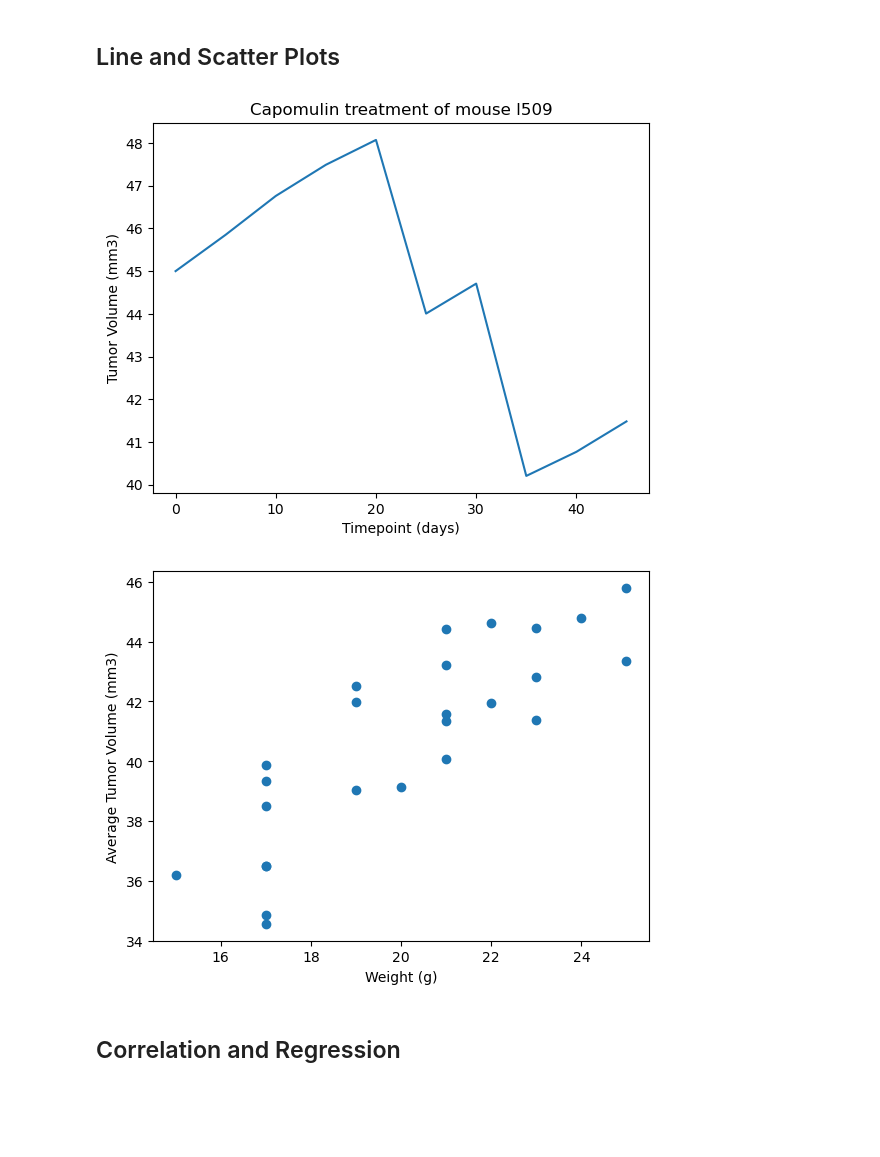
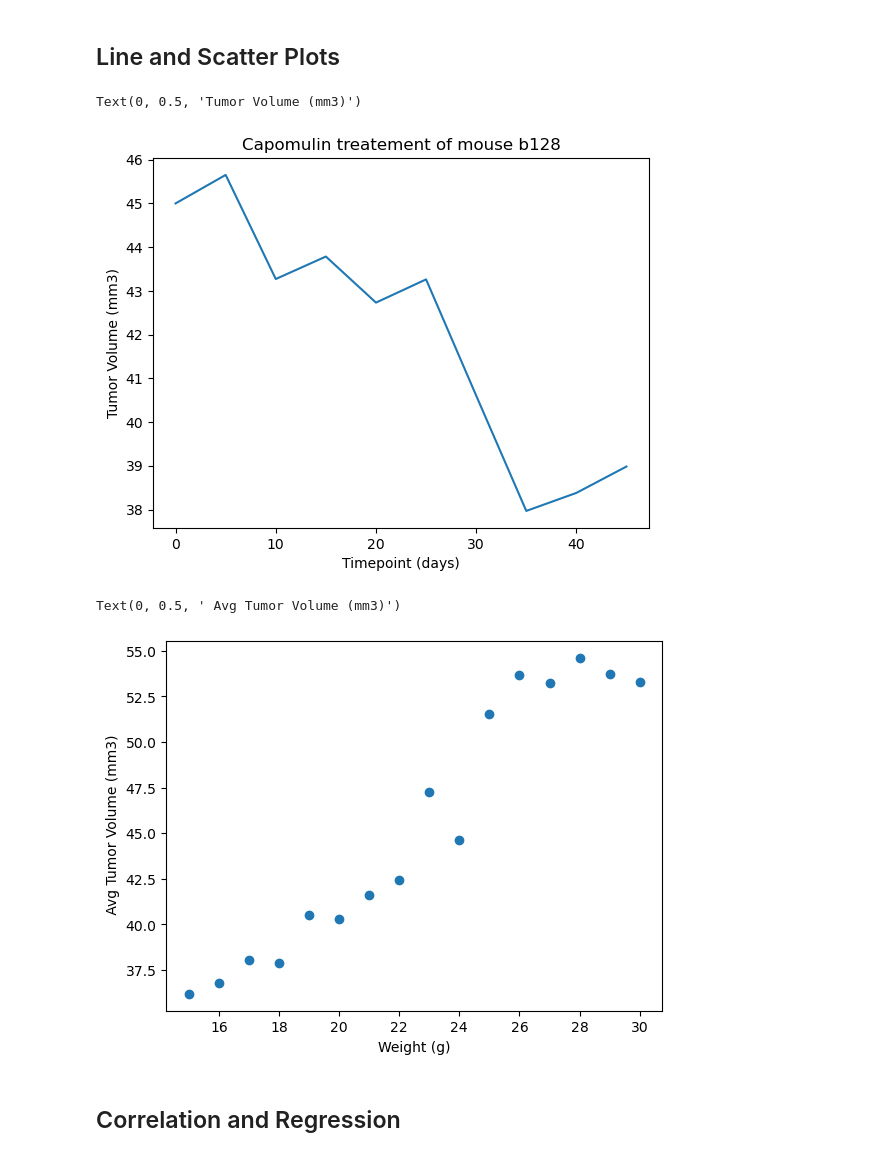
Before and after one commit to cindyd97/Comparing_Pharma_Drug_Performance, a Jupyter notebook: homework material/pymaceuticals_starter.ipynb, the cells around one changed output. Drawn from its saved outputs; the diff is of its cells as text; code cells hidden in the pictures; blank space fills up the shorter version.

```diff
--- a/homework material/pymaceuticals_starter.ipynb
+++ b/homework material/pymaceuticals_starter.ipynb
@@ -187,12 +249,27 @@ Ceftamin's potential outliers: Series([], Name: Tumor Volume (mm3), dtype: float
 ## Line and Scatter Plots
 # %%
 # Generate a line plot of tumor volume vs. time point for a single mouse treated with Capomulin
+capomulin = clean_data[clean_data['Mouse ID'] == 'b128']
+timepoint = capomulin['Timepoint']
+tumor_volume3 = capomulin['Tumor Volume (mm3)']
+plt.plot(timepoint,tumor_volume3)
+plt.title('Capomulin treatement of mouse b128')
+plt.xlabel('Timepoint (days)')
+plt.ylabel('Tumor Volume (mm3)')
 # %% [output]
+Text(0, 0.5, 'Tumor Volume (mm3)')
-[figure, old version]
+[figure, new version]
 # %%
 # Generate a scatter plot of mouse weight vs. the average observed tumor volume for the entire Capomulin regimen
+capomulin2 = clean_data[clean_data['Drug Regimen'] == 'Capomulin']
+
+avg = clean_data.groupby('Weight (g)')['Tumor Volume (mm3)'].mean().reset_index()
+plt.scatter(avg['Weight (g)'],avg['Tumor Volume (mm3)'])
+plt.xlabel('Weight (g)')
+plt.ylabel(' Avg Tumor Volume (mm3)')
 # %% [output]
+Text(0, 0.5, ' Avg Tumor Volume (mm3)')
-[figure, old version]
+[figure, new version]
 # %% [markdown]
 ## Correlation and Regression
 # %%
```
Also changed, not shown: parts of 11 cells of this notebook.
